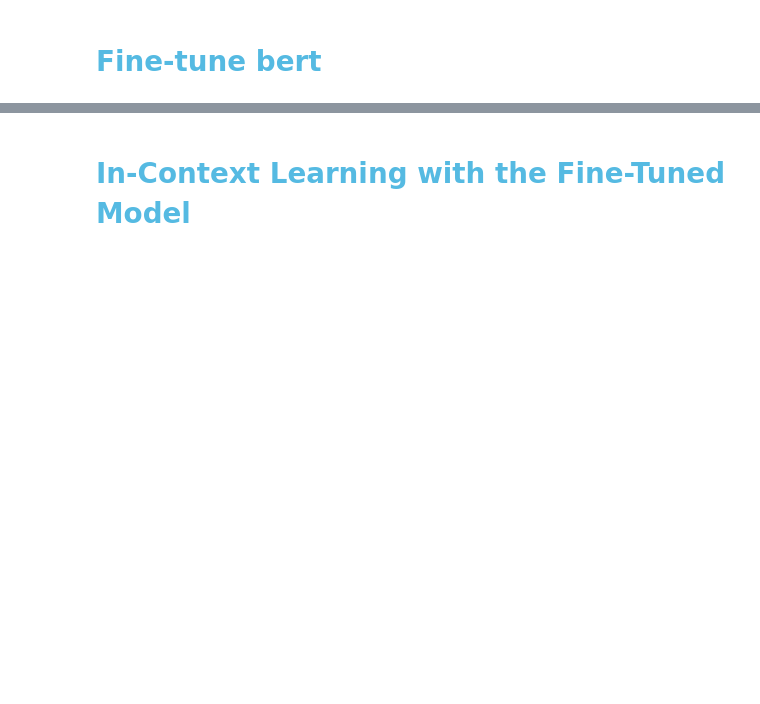
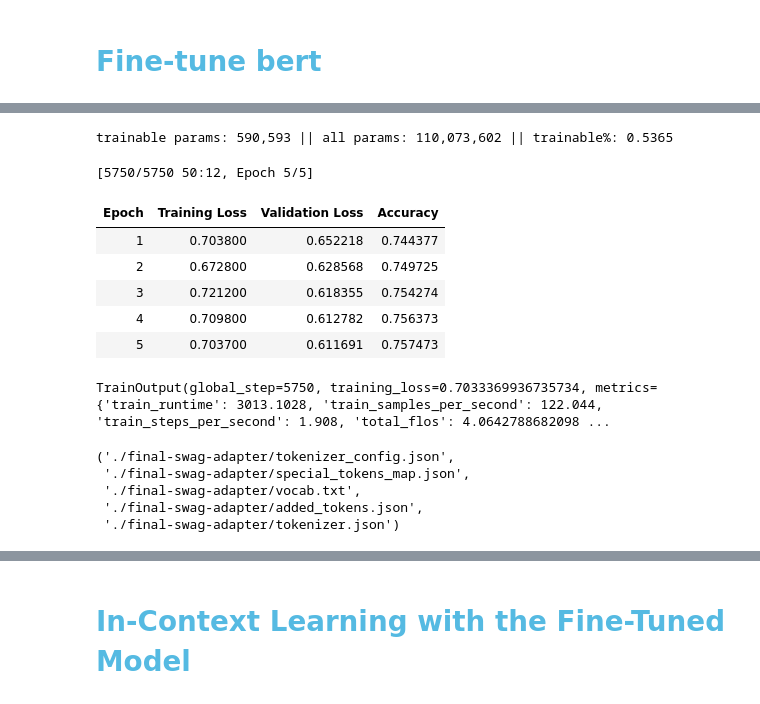
Before and after one commit to ParsaBukani/Data-Science, a Jupyter notebook: CA5&6/Task#3/LLM.ipynb, the cells around one changed output, grey strips where cells are left out. Saved outputs shown, nothing was run; the diff lists cells and outputs as text; code cells hidden in the pictures; blank space fills up the shorter version.

```diff
--- a/CA5&6/Task#3/LLM.ipynb
+++ b/CA5&6/Task#3/LLM.ipynb
@@ -141,7 +181,7 @@ def preprocess(batch: dict, tokenizer):
             candidate = full_sentence + ' ' + batch[f"ending{k}"][i]
             all_candidates.append(candidate)
 
-    tokenized = tokenizer(all_candidates, return_tensors=None, truncation=True, max_length=128)
+    tokenized = tokenizer(all_candidates, return_tensors=None, truncation=True, max_length=256)
 
     def unflatten(lst):
         return [lst[i*4: (i+1)*4] for i in range(batch_size)]
@@ -417,0 +432,18 @@ Zero-Shot CoT Accuracy: 65.80%
+# %%
+data_collator = DataCollatorForMultipleChoice(tokenizer, padding=True)
+
+model = AutoModelForMultipleChoice.from_pretrained(BASE_MODEL_ID)
+# %%
+config = LoraConfig(
+    r=16,
+    lora_alpha=32,
+    lora_dropout=0.05,
+    target_modules=["query", "value"],
+    bias="none",
+    task_type="SEQ_CLS",
+)
+
+lora_model = get_peft_model(model, config)
+lora_model.print_trainable_parameters()
+# %% [output]
+trainable params: 590,593 || all params: 110,073,602 || trainable%: 0.5365
@@ -417,0 +456,50 @@ Zero-Shot CoT Accuracy: 65.80%
+# %%
+training_args = TrainingArguments(
+    output_dir="./swag-lora-finetuning",
+    eval_strategy="epoch",
+    save_strategy="epoch",
+    load_best_model_at_end=True,
+    learning_rate=5e-5,
+    per_device_train_batch_size=16,
+    per_device_eval_batch_size=16,
+    num_train_epochs=5,
+    weight_decay=0.01,
+    gradient_accumulation_steps=4,
+    fp16=True,
+    report_to="none",
+    lr_scheduler_type = "linear",  # default
+    warmup_steps = 230,
+)
+
+trainer = Trainer(
+    model=lora_model,
+    train_dataset=preprocessed_train_set,
+    eval_dataset=preprocessed_validation_set,
+    args=training_args,
+    data_collator=data_collator,
+    tokenizer=tokenizer,
+    compute_metrics=compute_metrics,
+    callbacks=[EarlyStoppingCallback(early_stopping_patience=2)]
+)
+
+lora_model.config.use_cache = False
+# %%
+trainer.train()
+# %% [output]
+[5750/5750 50:12, Epoch 5/5]
+| Epoch | Training Loss | Validation Loss | Accuracy |
+| 1 | 0.703800 | 0.652218 | 0.744377 |
+| 2 | 0.672800 | 0.628568 | 0.749725 |
+| 3 | 0.721200 | 0.618355 | 0.754274 |
+| 4 | 0.709800 | 0.612782 | 0.756373 |
+| 5 | 0.703700 | 0.611691 | 0.757473 |
+TrainOutput(global_step=5750, training_loss=0.7033369936735734, metrics={'train_runtime': 3013.1028, 'train_samples_per_second': 122.044, 'train_steps_per_second': 1.908, 'total_flos': 4.0642788682098 ...
+# %%
+lora_model.save_pretrained(FINAL_ADAPTER_PATH)
+tokenizer.save_pretrained(FINAL_ADAPTER_PATH)
+# %% [output]
+('./final-swag-adapter/tokenizer_config.json',
+ './final-swag-adapter/special_tokens_map.json',
+ './final-swag-adapter/vocab.txt',
+ './final-swag-adapter/added_tokens.json',
+ './final-swag-adapter/tokenizer.json')
```
Also changed, not shown: parts of 58 cells of this notebook.
